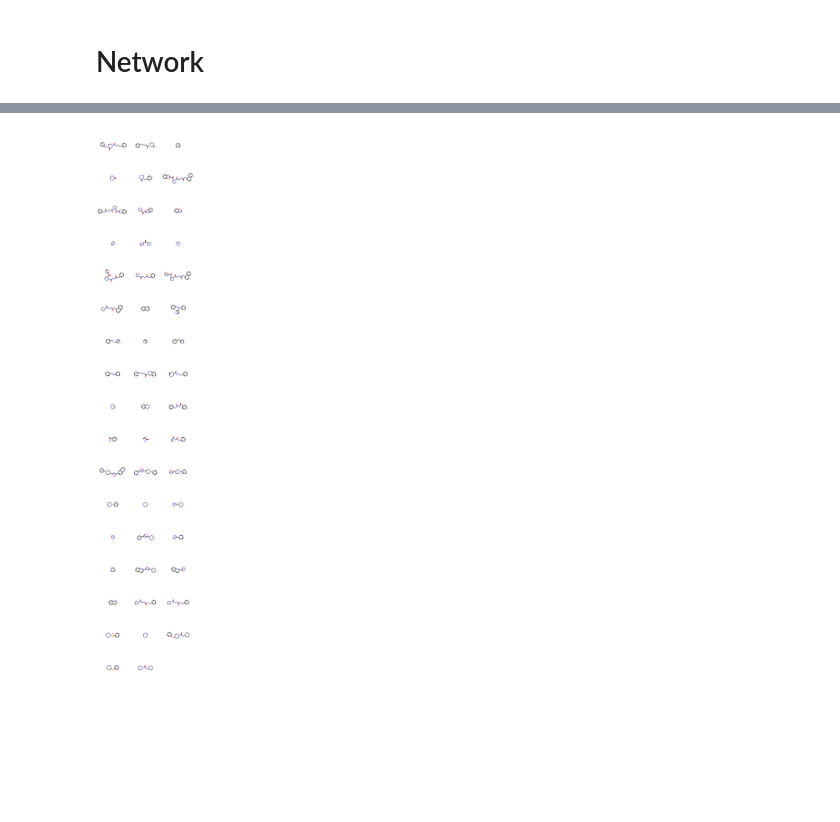
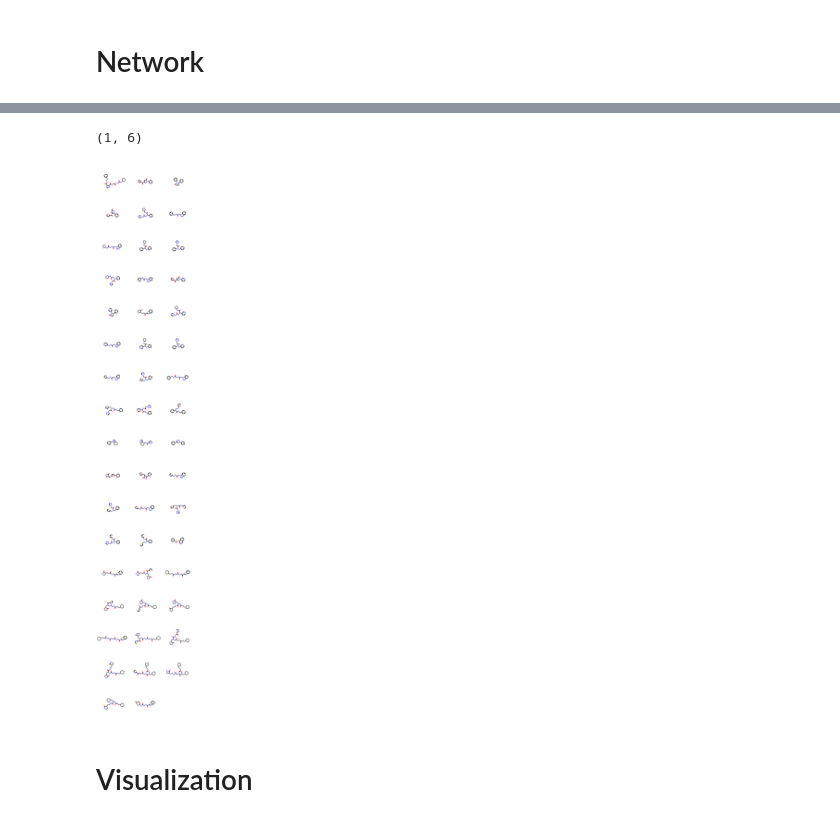
Before and after one commit to marcossantanaioc/De_novo_design_SARSCOV2, a Jupyter notebook: notebooks/ScaffoldGraph.ipynb, the cells around one changed output, grey strips where cells are left out. Drawn from its saved outputs; the diff is of its cells as text; code cells hidden in the pictures; blank space fills up the shorter version.

Commit message:
Scaffold graph

```diff
--- a/notebooks/ScaffoldGraph.ipynb
+++ b/notebooks/ScaffoldGraph.ipynb
@@ -23,4 +26,6 @@ import os
 # %%
-data = pd.read_csv('/home/marcossantana/Downloads/generated_mols_filtered.csv')
-print(data.shape)
+data = pd.read_csv('/home/marcossantana/Downloads/generated_mols_properties.csv')
+actives = data[data['probas']>=0.25]
+actives.reset_index(drop=True,inplace=True)
+print(data.shape,actives.shape)
 # %% [output]
@@ -37,2 +42,2 @@ data.head()
 # %%
-columns = data.columns[1:].tolist()
+columns = actives.columns[1:].tolist()
@@ -81,2 +46,2 @@ from_dataframe(df, smiles_column='Smiles', name_column='Name', data_columns=None
 # %%
-network = sg.ScaffoldNetwork.from_dataframe(df=data, smiles_column='Smiles',name_column='Smiles',data_columns=columns,progress=True)
+network = sg.ScaffoldNetwork.from_dataframe(df=actives, smiles_column='Smiles',name_column='Id',data_columns=columns,progress=True)
@@ -85,4 +74,17 @@ nt_scaffolds = list(network.get_scaffold_nodes())
+# %%
+network.min_hierarchy(),network.max_hierarchy()
+# %% [output]
+(1, 6)
+# %%
+hier6 = list(network.get_scaffolds_in_hierarchy(6))
+hier5 = list(network.get_scaffolds_in_hierarchy(5))
+hier4 = list(network.get_scaffolds_in_hierarchy(4))
+hier3 = list(network.get_scaffolds_in_hierarchy(3))
+hier2 = list(network.get_scaffolds_in_hierarchy(2))
+hier1 = list(network.get_scaffolds_in_hierarchy(1))
 # %%
-Draw.MolsToGridImage(list(map(Chem.MolFromSmiles,nt_scaffolds)))
+Draw.MolsToGridImage(list(map(Chem.MolFromSmiles,hier3)))
 # %% [output]
-[figure, old version]
+[figure, new version]
+# %% [markdown]
+# Visualization
```
Also changed, not shown: parts of 45 cells of this notebook.
